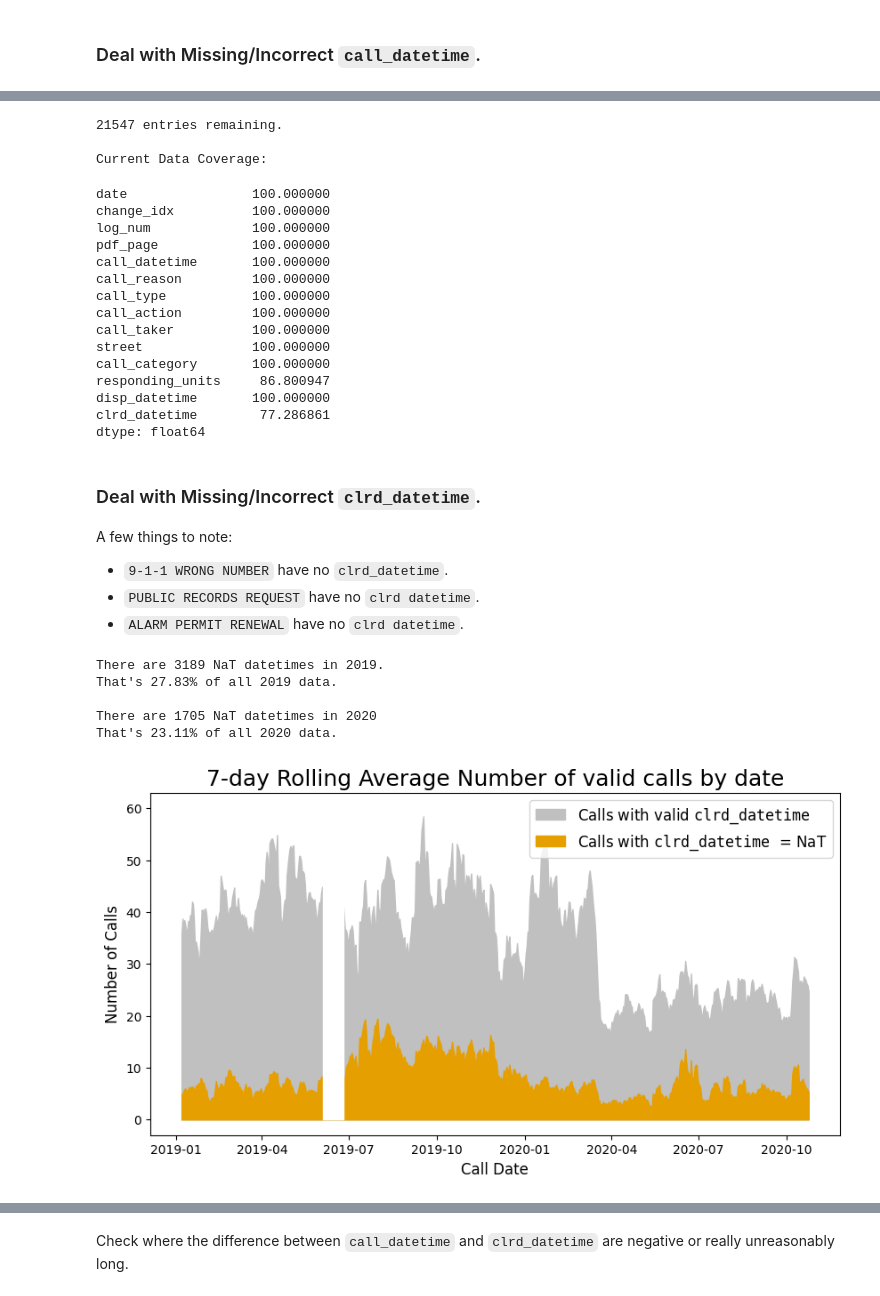
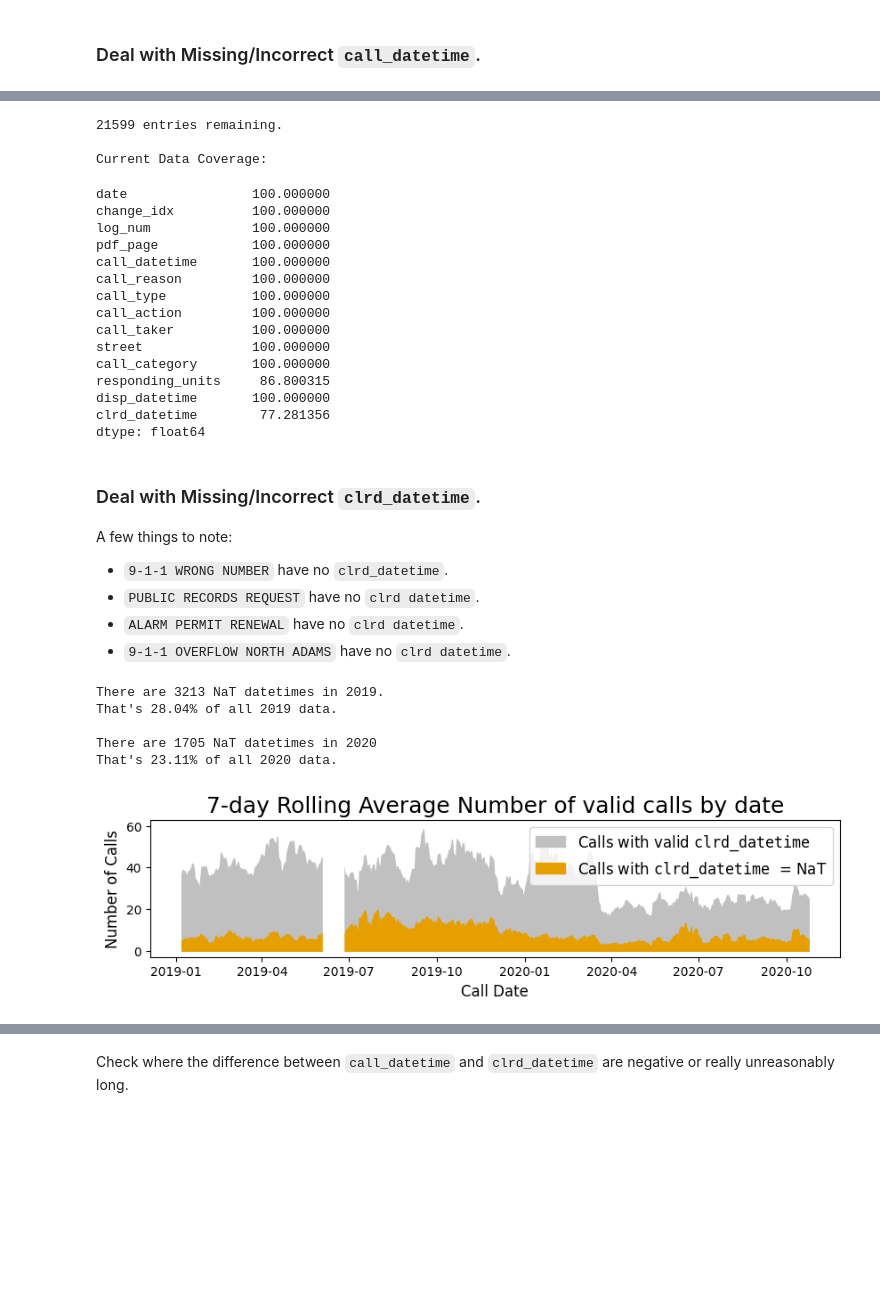
Before and after one commit to annahaensch/Policing_Pipeline, a Jupyter notebook: notebooks/Data_Processing.ipynb, the cells around one changed output, grey strips where cells are left out. Cells and saved outputs as stored; diff of their text form; code cells hidden in the pictures; blank space fills up the shorter version.

```diff
--- a/notebooks/Data_Processing.ipynb
+++ b/notebooks/Data_Processing.ipynb
@@ -29,8 +29,8 @@ COLOR_MAP = {
 
 Load 2019 and 2020 data.
 # %%
-df_2019 = pd.read_csv("../data/2023_03_17_parsed_2019_encoded.csv", index_col = 0)
-df_2020 = pd.read_csv("../data/2023_03_17_parsed_2020_encoded.csv", index_col = 0)
+df_2019 = pd.read_csv(f"../data/2024_04_12_parsed_2019_encoded.csv", index_col = 0)
+df_2020 = pd.read_csv(f"../data/2024_04_12_parsed_2020_encoded.csv", index_col = 0)
 
 df = pd.concat([df_2019, df_2020])
 df.reset_index(drop = True, inplace = True)
@@ -343,7 +345,7 @@ print("")
 print("Current Data Coverage: ")
 df.count()/df.shape[0]*100
 # %% [output]
-21547 entries remaining.
+21599 entries remaining.
 
 Current Data Coverage:
 date                100.000000
@@ -357,8 +359,8 @@ call_action         100.000000
 call_taker          100.000000
 street              100.000000
 call_category       100.000000
-responding_units     86.800947
+responding_units     86.800315
 disp_datetime       100.000000
-clrd_datetime        77.286861
+clrd_datetime        77.281356
 dtype: float64
 # %%
@@ -371,6 +373,17 @@ A few things to note:
 * `9-1-1 WRONG NUMBER` have no `clrd_datetime`.
 * `PUBLIC RECORDS REQUEST` have no `clrd datetime`.
 * `ALARM PERMIT RENEWAL` have no `clrd datetime`.
+* `9-1-1 OVERFLOW NORTH ADAMS` have no `clrd datetime`.
+# %%
+prr_idx = np.where(df["call_reason"] == "PUBLIC RECORDS REQUEST")[0]
+
+# df[df["call_reason"] == "PUBLIC RECORDS REQUEST"].loc[:,"clrd_datetime"] = pd.NaT
+# df[df["call_reason"] == "9-1-1 WRONG NUMBER"].loc[:,"clrd_datetime"] = pd.NaT
+
+df.loc[df.call_reason == "PUBLIC RECORDS REQUEST","clrd_datetime"] = pd.NaT
+df.loc[df.call_reason == "9-1-1 WRONG NUMBER","clrd_datetime"] = pd.NaT
+df.loc[df.call_reason == "ALARM PERMIT RENEWAL","clrd_datetime"] = pd.NaT
+df.loc[df.call_reason == "9-1-1 OVERFLOW NORTH ADAMS","clrd_datetime"] = pd.NaT
 # %%
 df_timenans = df[df["clrd_datetime"].isna()].copy()
 
@@ -386,27 +399,27 @@ pct2020= np.around(100 * df_timenans2020.shape[0]/df_log_count.loc["ocr_log_coun
 print(f"There are {df_timenans2020.shape[0]} NaT datetimes in 2020")
 print(f"That's {pct2020}% of all 2020 data.")
 # %% [output]
-There are 3189 NaT datetimes in 2019.
-That's 27.83% of all 2019 data.
+There are 3213 NaT datetimes in 2019.
+That's 28.04% of all 2019 data.
 
 There are 1705 NaT datetimes in 2020
 That's 23.11% of all 2020 data.
 # %%
 rolling_mean_total = df.groupby("date").count()["log_num"].rolling(7).mean()
 rolling_mean_notnan = df.groupby("date").count()["clrd_datetime"].rolling(7).mean()
 rolling_mean_nan = rolling_mean_total - rolling_mean_notnan
 
-fig, ax = plt.subplots(figsize = (10,5))
+fig, ax = plt.subplots(figsize = (10,2))
 ax.fill_between(x = rolling_mean_total.index, y1 = rolling_mean_total.values,
                 label = r"Calls with valid ${\tt clrd\_datetime}$", color = "silver")
 ax.fill_between(x = rolling_mean_nan.index, y1 = rolling_mean_nan.values,
                 label = r"Calls with ${\tt clrd\_datetime}$  = NaT", color = COLOR_MAP["light_orange"])
 ax.fill_between(x = [pd.to_datetime("2019-06-04"), pd.to_datetime("2019-06-25")],y1 = [60,60], color = "white")
 ax.set_ylabel("Number of Calls", fontsize = 12)
 ax.set_xlabel("Call Date", fontsize = 12)
 plt.title("7-day Rolling Average Number of valid calls by date", fontsize = 18)
 plt.legend(fontsize = 12)
 plt.show()
 # %% [output]
-[figure, old version]
+[figure, new version]
 # %%
```
Also changed, not shown: parts of 29 cells of this notebook.
